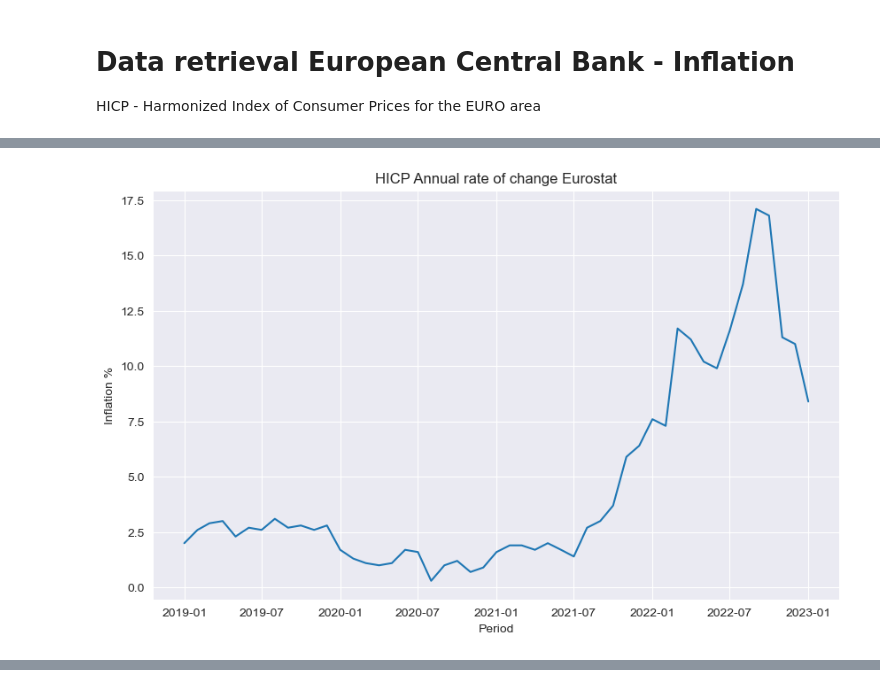
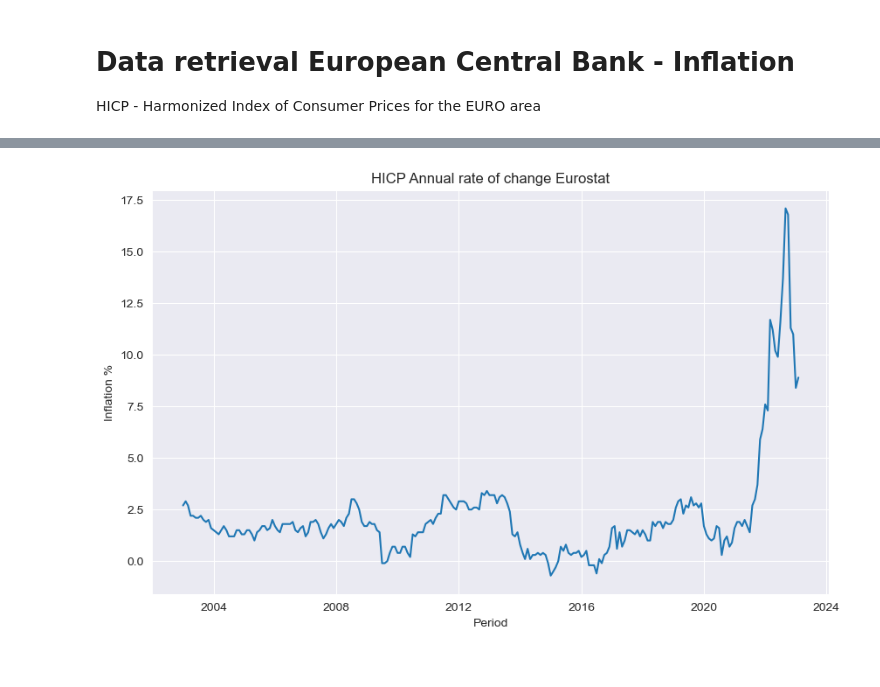
Before and after one commit to Merijn68/rl-alm, a Jupyter notebook: notebooks/data_retrieval_ecb_inflation.ipynb, the cells around one changed output, grey strips where cells are left out. Cells and saved outputs as stored; diff of their text form; code cells hidden in the pictures.

```diff
--- a/notebooks/data_retrieval_ecb_inflation.ipynb
+++ b/notebooks/data_retrieval_ecb_inflation.ipynb
@@ -106,11 +3,0 @@ ts.tail()
-# %%
-%matplotlib inline
-visualize.lineplot(
-    ts,
-    x = ts.index,
-    y = 'OBS_VALUE',
-    x_label = 'Period',
-    y_label = 'Inflation %',
-    title="HICP Annual rate of change Eurostat" );
-# %% [output]
-[figure, removed]
@@ -116,0 +6,5 @@ visualize.lineplot(
+# %%
+inflation = Inflation()
+inflation.read_data()
+inflation.lineplot()
+# %% [output]
@@ -116,0 +12 @@ visualize.lineplot(
+[figure, added]
```
Also changed, not shown: parts of 9 cells of this notebook, 19 other files.
